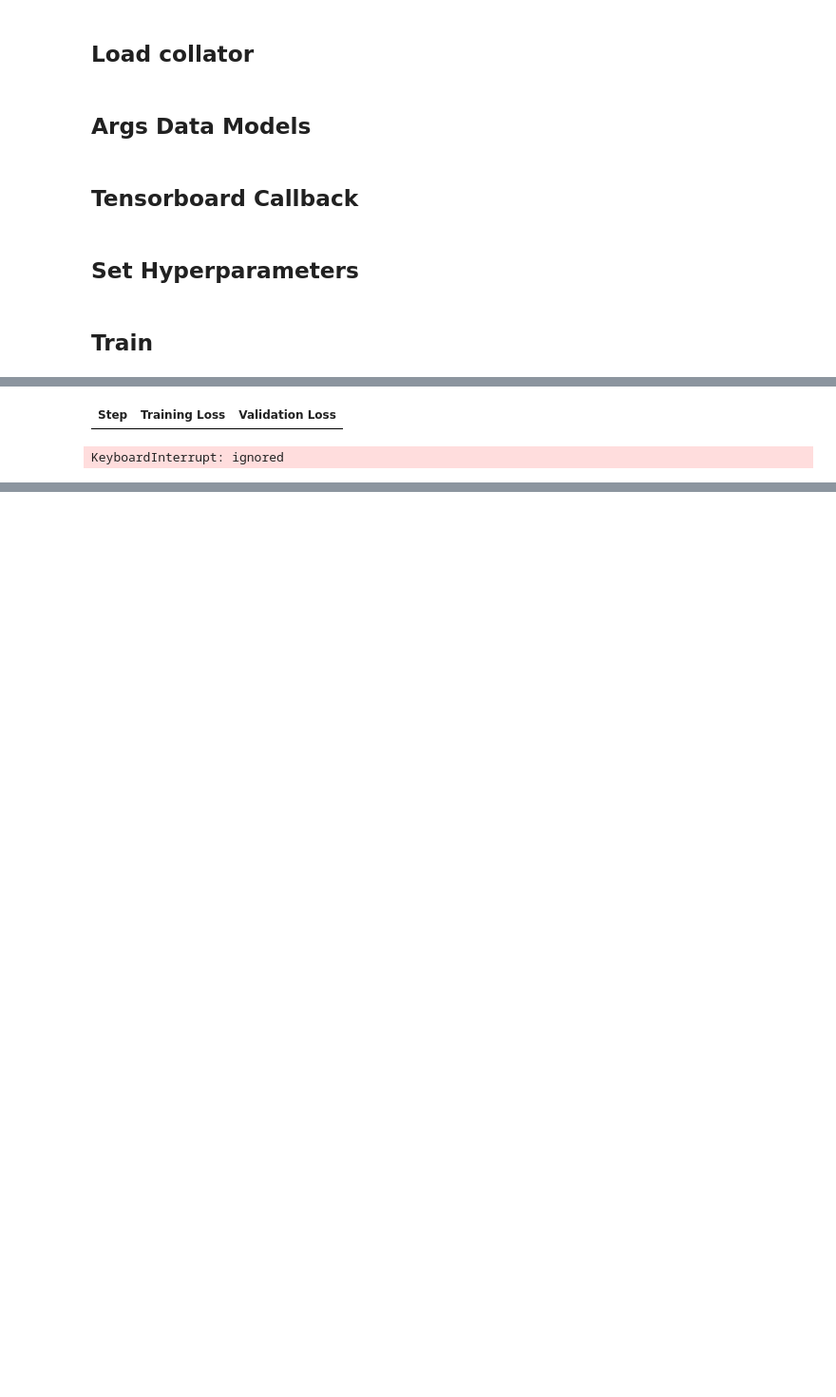
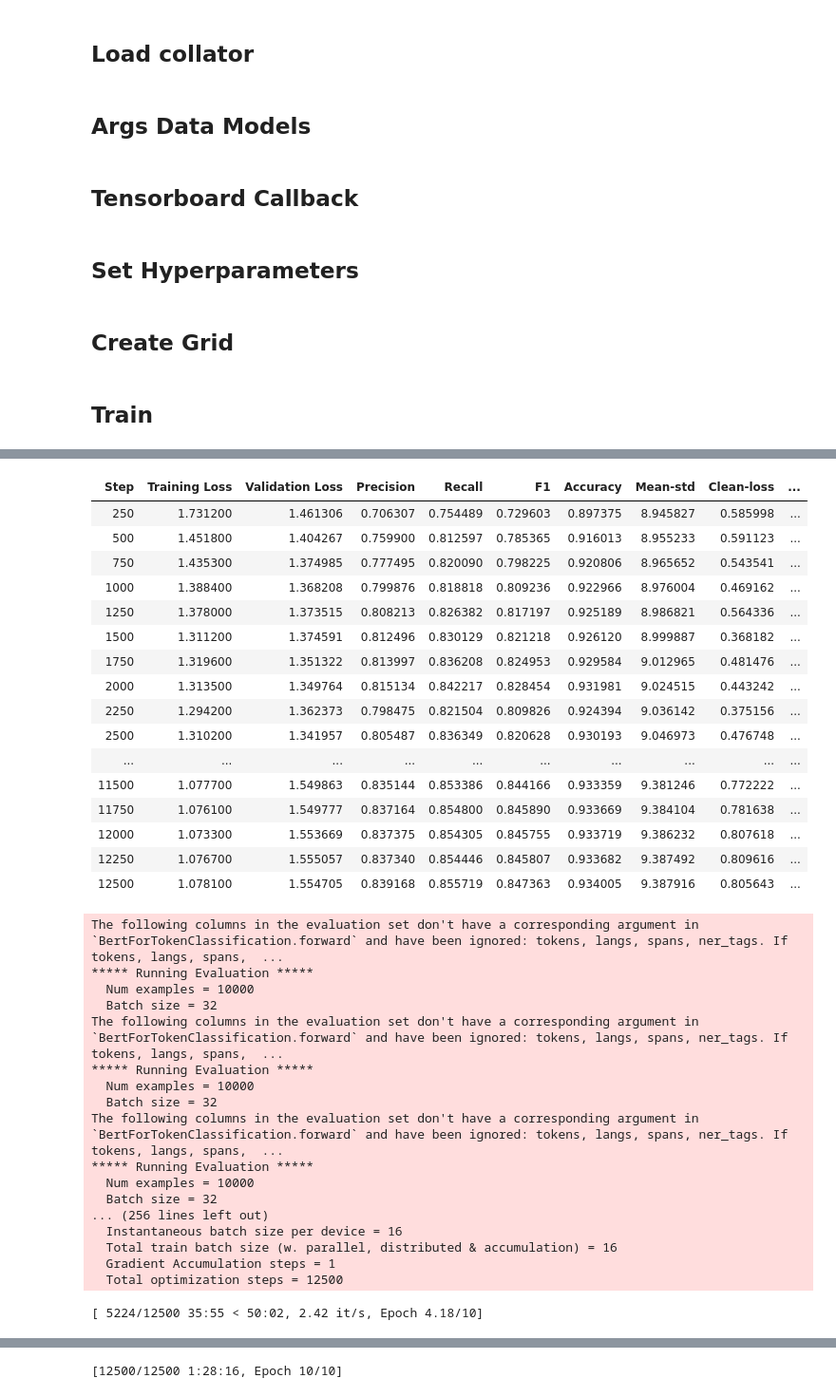
Before and after one commit to eliranabdoo/variance-regularization, a Jupyter notebook: variance_regularization.ipynb, the cells around one changed output, grey strips where cells are left out. Shown: that part at 95% size. Cells and saved outputs as stored; diff of their text form; code cells hidden in the pictures; blank space fills up the shorter version.

```diff
--- a/variance_regularization.ipynb
+++ b/variance_regularization.ipynb
@@ -163,10 +194,16 @@ class VarianceLossTrainer(Trainer):
 def get_self_attention_heads_groups(model):
   res = {}
   named_parameters = model.named_parameters()
-  num_attention_heads = model.config.n_heads
+  for k in ['n_heads', 'num_attention_heads']:
+    if hasattr(model.config, k):
+      num_attention_heads = getattr(model.config, k)
   hidden_size = model.config.hidden_size
   chunk_size = int(hidden_size/num_attention_heads)
   for name, parameter in named_parameters:
-    if 'self' in name and 'weight' in name:
-      res[name] = torch.split(parameter, chunk_size, 1)
+    if 'attention' in name and any([k in name for k in ['q_', 'query', 'k_', 'key', 'v_', 'value']]) and ('weight' in name or 'bias' in name):
+      last_dim = 1 if 'weight' in name else 0  # weight | bias
+      res[name] = torch.split(parameter, chunk_size, last_dim)
   return res
+# %%
+model = AutoModelForTokenClassification.from_pretrained(config.checkpoint, num_labels=len(labels))
+{k: len(g) for k,g in get_self_attention_heads_groups(model).items()}
@@ -211,6 +250,8 @@ class CoreTrainArgs(BaseModel):
     evaluation_strategy: IntervalStrategy
     eval_steps: int
     logging_steps: int
+    save_steps: int
+    save_strategy: IntervalStrategy
     learning_rate: float
     per_device_train_batch_size: int
     per_device_eval_batch_size: int
@@ -218,17 +259,12 @@ class CoreTrainArgs(BaseModel):
     weight_decay: float
     metric_for_best_model: str
     load_best_model_at_end: bool
+    save_total_limit: int
 
 class TrainerArgs(BaseModel):
     loss_combiner_params: dict
     loss_combiner_name: str
     early_stopping_patience: int
-    run_name: str
-    log_dir: str
-
-    @property
-    def run_dir(self):
-      return os.path.join(self.log_dir, self.run_name)
 
 class TrainHyperparameters(BaseModel):
     core_train_args: CoreTrainArgs
@@ -237,8 +273,8 @@ class TrainHyperparameters(BaseModel):
 def create_baseline_hparams(train_hparams) -> TrainHyperparameters:
   res = train_hparams.copy(deep=True)
   res.trainer_args.loss_combiner_name = "identity"
-  res.trainer_args.run_name = f"baseline-{res.trainer_args.run_name}"
   res.trainer_args.loss_combiner_params = {}
+  res.core_train_args.output_dir = f"{res.core_train_args.output_dir}-baseline"
   return res
 # %% [markdown]
 ## Tensorboard Callback
@@ -306,3 +347,7 @@ baseline_train_hparams = create_baseline_hparams(train_hparams)
+# %% [markdown]
+## Create Grid
+# %%
+hp_grid = [train_hparams, create_baseline_hparams(train_hparams)]
 # %% [markdown]
 ## Train
 # %%
@@ -310,11 +355,15 @@ from torch.utils.tensorboard.writer import SummaryWriter
 from transformers import EarlyStoppingCallback, IntervalStrategy
 import os
 from datetime import datetime
+from transformers import Trainer, AutoModelForTokenClassification
 
-for hparams in [train_hparams, baseline_train_hparams]:
+labels = dataset['train'].features['ner_tags'].feature.names
+for hparams in hp_grid:
+  model = AutoModelForTokenClassification.from_pretrained(config.checkpoint, num_labels=len(labels))
   trainer_args = hparams.trainer_args
-  training_args = TrainingArguments(**hparams.core_train_args.dict())
-  tensorboard_writer = SummaryWriter(trainer_args.run_dir)
+  core_train_args = hparams.core_train_args
+  training_args = TrainingArguments(**core_train_args.dict())
+  tensorboard_writer = SummaryWriter(core_train_args.output_dir)
   trainer = VarianceLossTrainer(
       parameters_groups_getter=get_self_attention_heads_groups,
       loss_combiner_name=trainer_args.loss_combiner_name,
@@ -345,2 +402,35 @@ You're using a DistilBertTokenizerFast tokenizer. Please note that with a fast t
-| Step | Training Loss | Validation Loss |
+| Step | Training Loss | Validation Loss | Precision | Recall | F1 | Accuracy | Mean-std | Clean-loss | ... |
+| 250 | 1.731200 | 1.461306 | 0.706307 | 0.754489 | 0.729603 | 0.897375 | 8.945827 | 0.585998 | ... |
+| 500 | 1.451800 | 1.404267 | 0.759900 | 0.812597 | 0.785365 | 0.916013 | 8.955233 | 0.591123 | ... |
+| 750 | 1.435300 | 1.374985 | 0.777495 | 0.820090 | 0.798225 | 0.920806 | 8.965652 | 0.543541 | ... |
+| 1000 | 1.388400 | 1.368208 | 0.799876 | 0.818818 | 0.809236 | 0.922966 | 8.976004 | 0.469162 | ... |
+| 1250 | 1.378000 | 1.373515 | 0.808213 | 0.826382 | 0.817197 | 0.925189 | 8.986821 | 0.564336 | ... |
+| 1500 | 1.311200 | 1.374591 | 0.812496 | 0.830129 | 0.821218 | 0.926120 | 8.999887 | 0.368182 | ... |
+| 1750 | 1.319600 | 1.351322 | 0.813997 | 0.836208 | 0.824953 | 0.929584 | 9.012965 | 0.481476 | ... |
+| 2000 | 1.313500 | 1.349764 | 0.815134 | 0.842217 | 0.828454 | 0.931981 | 9.024515 | 0.443242 | ... |
+| 2250 | 1.294200 | 1.362373 | 0.798475 | 0.821504 | 0.809826 | 0.924394 | 9.036142 | 0.375156 | ... |
+| 2500 | 1.310200 | 1.341957 | 0.805487 | 0.836349 | 0.820628 | 0.930193 | 9.046973 | 0.476748 | ... |
+| ... | ... | ... | ... | ... | ... | ... | ... | ... | ... |
+| 11500 | 1.077700 | 1.549863 | 0.835144 | 0.853386 | 0.844166 | 0.933359 | 9.381246 | 0.772222 | ... |
+| 11750 | 1.076100 | 1.549777 | 0.837164 | 0.854800 | 0.845890 | 0.933669 | 9.384104 | 0.781638 | ... |
+| 12000 | 1.073300 | 1.553669 | 0.837375 | 0.854305 | 0.845755 | 0.933719 | 9.386232 | 0.807618 | ... |
+| 12250 | 1.076700 | 1.555057 | 0.837340 | 0.854446 | 0.845807 | 0.933682 | 9.387492 | 0.809616 | ... |
+| 12500 | 1.078100 | 1.554705 | 0.839168 | 0.855719 | 0.847363 | 0.934005 | 9.387916 | 0.805643 | ... |
-KeyboardInterrupt: ignored
+The following columns in the evaluation set don't have a corresponding argument in `BertForTokenClassification.forward` and have been ignored: tokens, langs, spans, ner_tags. If tokens, langs, spans,  ...
+***** Running Evaluation *****
+  Num examples = 10000
+  Batch size = 32
+The following columns in the evaluation set don't have a corresponding argument in `BertForTokenClassification.forward` and have been ignored: tokens, langs, spans, ner_tags. If tokens, langs, spans,  ...
+***** Running Evaluation *****
+  Num examples = 10000
+  Batch size = 32
+The following columns in the evaluation set don't have a corresponding argument in `BertForTokenClassification.forward` and have been ignored: tokens, langs, spans, ner_tags. If tokens, langs, spans,  ...
+***** Running Evaluation *****
+  Num examples = 10000
+  Batch size = 32
+... (256 lines left out)
+  Instantaneous batch size per device = 16
+  Total train batch size (w. parallel, distributed & accumulation) = 16
+  Gradient Accumulation steps = 1
+  Total optimization steps = 12500
+[ 5224/12500 35:55 < 50:02, 2.42 it/s, Epoch 4.18/10]
@@ -346,0 +471 @@ KeyboardInterrupt: ignored
+[12500/12500 1:28:16, Epoch 10/10]
```
Also changed, not shown: parts of 19 cells of this notebook.
